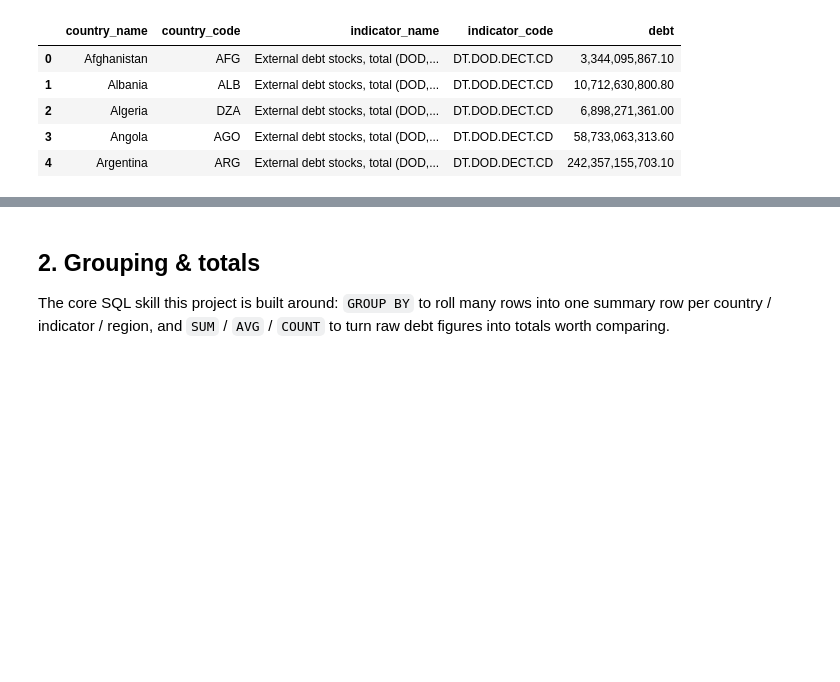
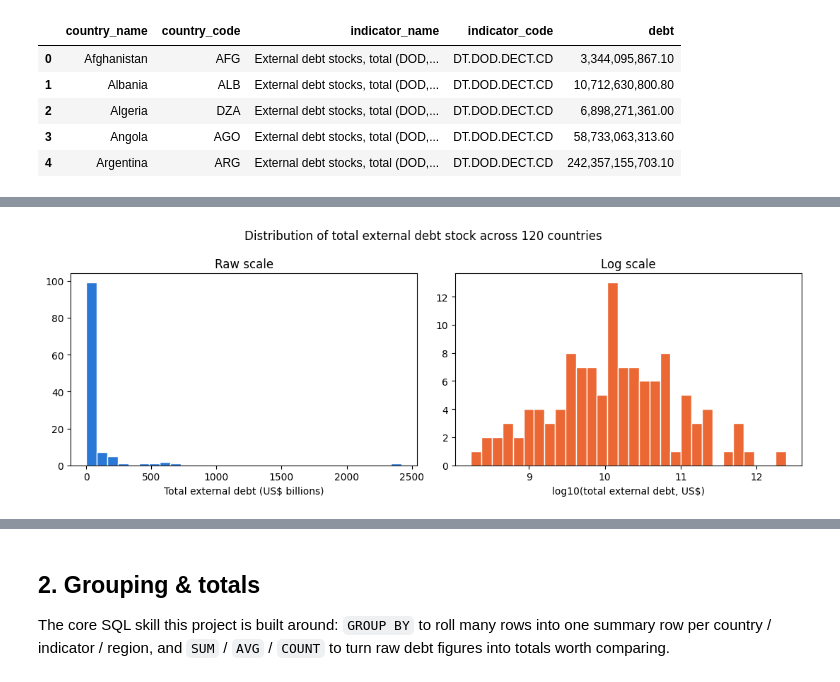
Before and after one commit to Nobby-sibanda/International-Debt, a Jupyter notebook: notebooks/International_Debt_Analysis.ipynb, the cells around one changed output, grey strips where cells are left out. Drawn from its saved outputs; the diff is of its cells as text; code cells hidden in the pictures; blank space fills up the shorter version.

```diff
--- a/notebooks/International_Debt_Analysis.ipynb
+++ b/notebooks/International_Debt_Analysis.ipynb
@@ -50,0 +60,11 @@ pd.read_sql_query("SELECT * FROM country_reference LIMIT 5", conn)
+# %%
+debt_full = pd.read_sql_query("SELECT * FROM international_debt", conn)
+ref_full = pd.read_sql_query("SELECT * FROM country_reference", conn)
+
+print("international_debt:", debt_full.shape, "-- dtypes:", dict(debt_full.dtypes.astype(str)))
+print("country_reference: ", ref_full.shape, "-- dtypes:", dict(ref_full.dtypes.astype(str)))
+print()
+print("Duplicate (country_code, indicator_code) rows in international_debt:",
+      debt_full.duplicated(subset=["country_code", "indicator_code"]).sum())
+print("Duplicate country_code rows in country_reference:      ",
+      ref_full.duplicated(subset=["country_code"]).sum())
@@ -50,0 +104,5 @@ pd.read_sql_query("SELECT * FROM country_reference LIMIT 5", conn)
+# %%
+total_debt_series = debt_full.loc[debt_full.indicator_code == "DT.DOD.DECT.CD", "debt"]
+print(f"Total external debt stock (DT.DOD.DECT.CD), n={len(total_debt_series)}")
+print((total_debt_series / 1e9).describe().round(2))
+print(f"\nSkewness: {total_debt_series.skew():.2f}   Kurtosis: {total_debt_series.kurt():.2f}")
@@ -50,0 +122,10 @@ pd.read_sql_query("SELECT * FROM country_reference LIMIT 5", conn)
+# %%
+fig, axes = plt.subplots(1, 2, figsize=(11, 4))
+axes[0].hist(total_debt_series / 1e9, bins=30, color="#2a78d6", edgecolor="white")
+axes[0].set_xlabel("Total external debt (US$ billions)"); axes[0].set_title("Raw scale")
+axes[1].hist(np.log10(total_debt_series), bins=30, color="#eb6834", edgecolor="white")
+axes[1].set_xlabel("log10(total external debt, US$)"); axes[1].set_title("Log scale")
+fig.suptitle("Distribution of total external debt stock across 120 countries")
+plt.tight_layout(); plt.show()
+# %% [output]
+[figure, added]
```
Also changed, not shown: parts of 11 cells of this notebook.
